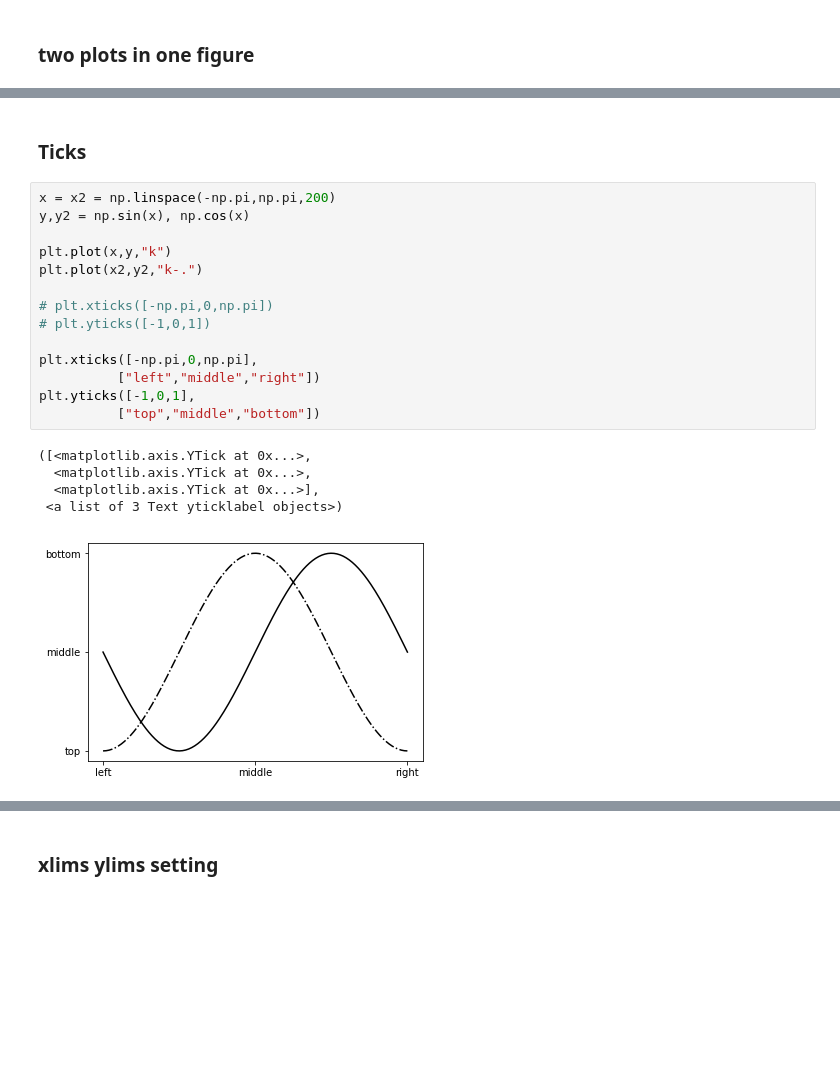
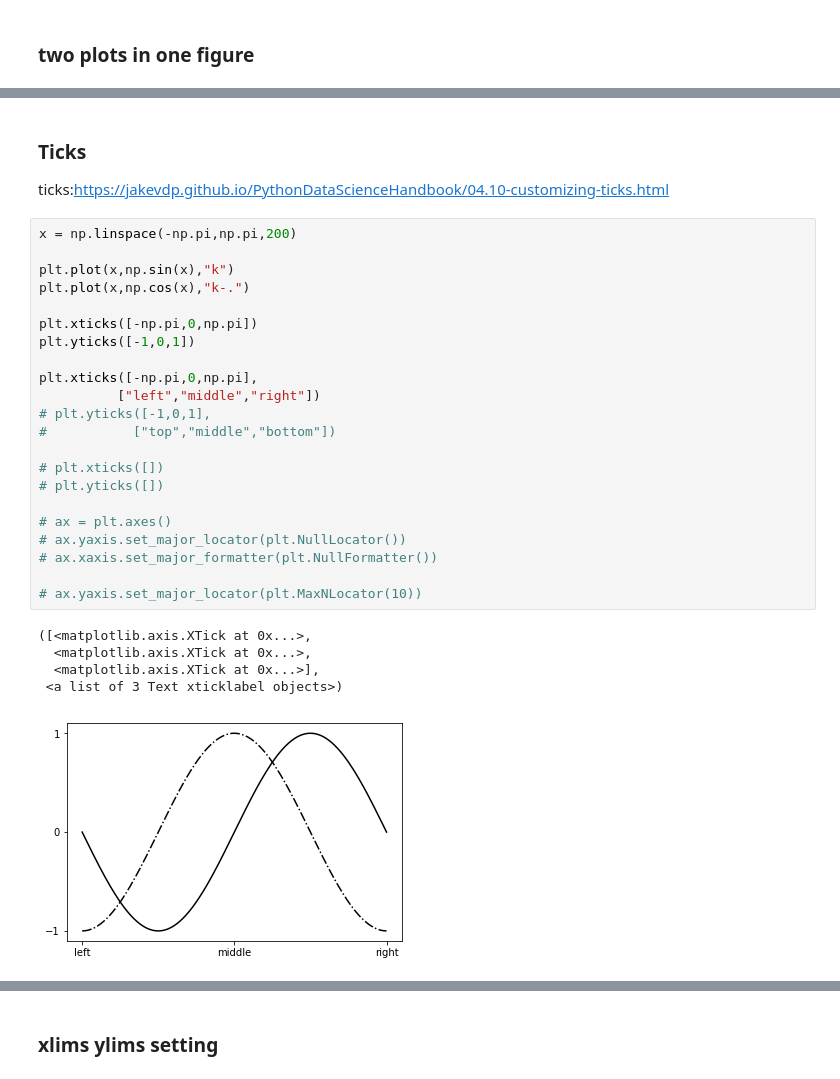
Before and after one commit to qwerty239qwe/BEBI-5009, a Jupyter notebook: python notebooks/matplotlib.ipynb, the cells around one changed output, grey strips where cells are left out. Cells and saved outputs as stored; diff of their text form; blank space fills up the shorter version.

```diff
--- a/python notebooks/matplotlib.ipynb
+++ b/python notebooks/matplotlib.ipynb
@@ -95,25 +100,34 @@ plt.grid()
-# %% [markdown]
-### Ticks
+# %% [markdown]
+### Ticks
+ticks:https://jakevdp.github.io/PythonDataScienceHandbook/04.10-customizing-ticks.html
 # %%
-x = x2 = np.linspace(-np.pi,np.pi,200)
-y,y2 = np.sin(x), np.cos(x)
+x = np.linspace(-np.pi,np.pi,200)
 
-plt.plot(x,y,"k")
-plt.plot(x2,y2,"k-.")
+plt.plot(x,np.sin(x),"k")
+plt.plot(x,np.cos(x),"k-.")
 
-# plt.xticks([-np.pi,0,np.pi])
-# plt.yticks([-1,0,1])
+plt.xticks([-np.pi,0,np.pi])
+plt.yticks([-1,0,1])
 
 plt.xticks([-np.pi,0,np.pi],
           ["left","middle","right"])
-plt.yticks([-1,0,1],
-          ["top","middle","bottom"])
+# plt.yticks([-1,0,1],
+#           ["top","middle","bottom"])
+
+# plt.xticks([])
+# plt.yticks([])
+
+# ax = plt.axes()
+# ax.yaxis.set_major_locator(plt.NullLocator())
+# ax.xaxis.set_major_formatter(plt.NullFormatter())
+
+# ax.yaxis.set_major_locator(plt.MaxNLocator(10))
 # %% [output]
-([<matplotlib.axis.YTick at 0x...>,
-  <matplotlib.axis.YTick at 0x...>,
-  <matplotlib.axis.YTick at 0x...>],
- <a list of 3 Text yticklabel objects>)
+([<matplotlib.axis.XTick at 0x...>,
+  <matplotlib.axis.XTick at 0x...>,
+  <matplotlib.axis.XTick at 0x...>],
+ <a list of 3 Text xticklabel objects>)
-[figure, old version]
+[figure, new version]
 # %% [markdown]
 ### Legends
 
```
Also changed, not shown: parts of 20 cells of this notebook.
